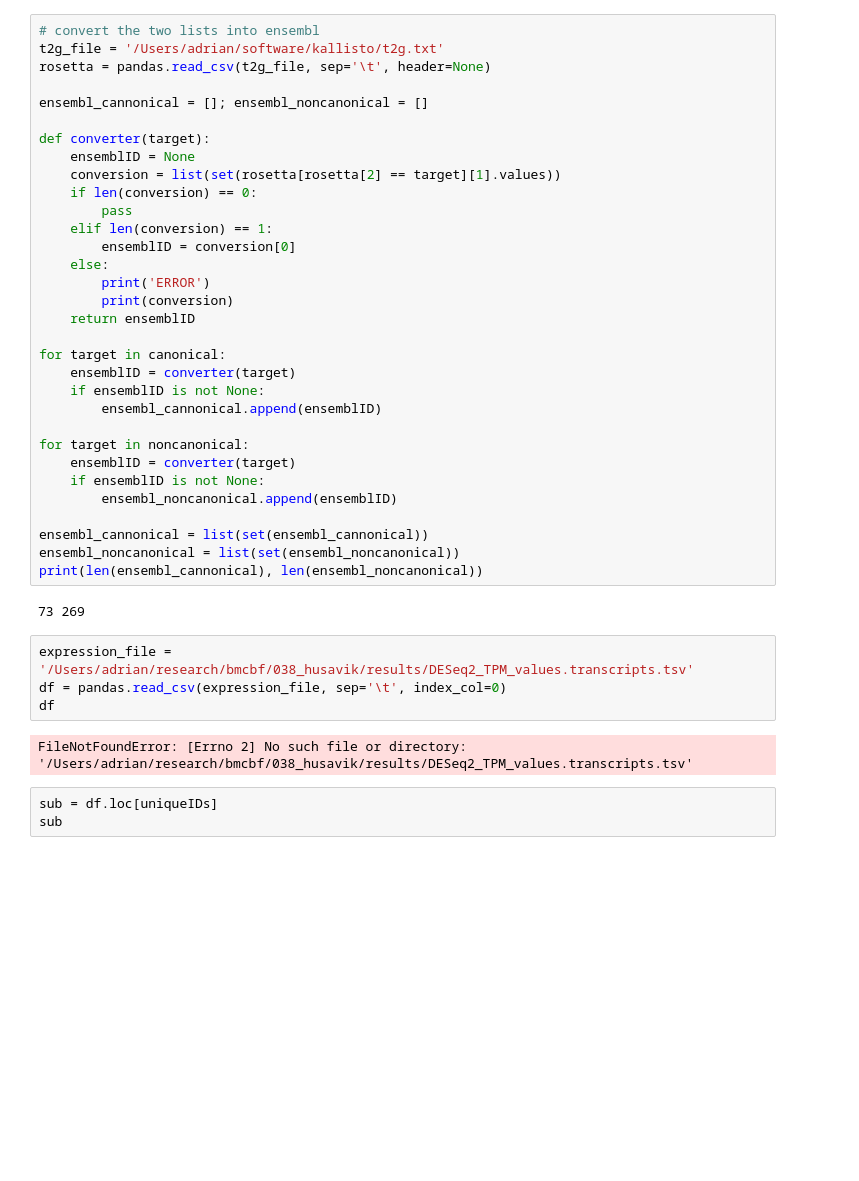
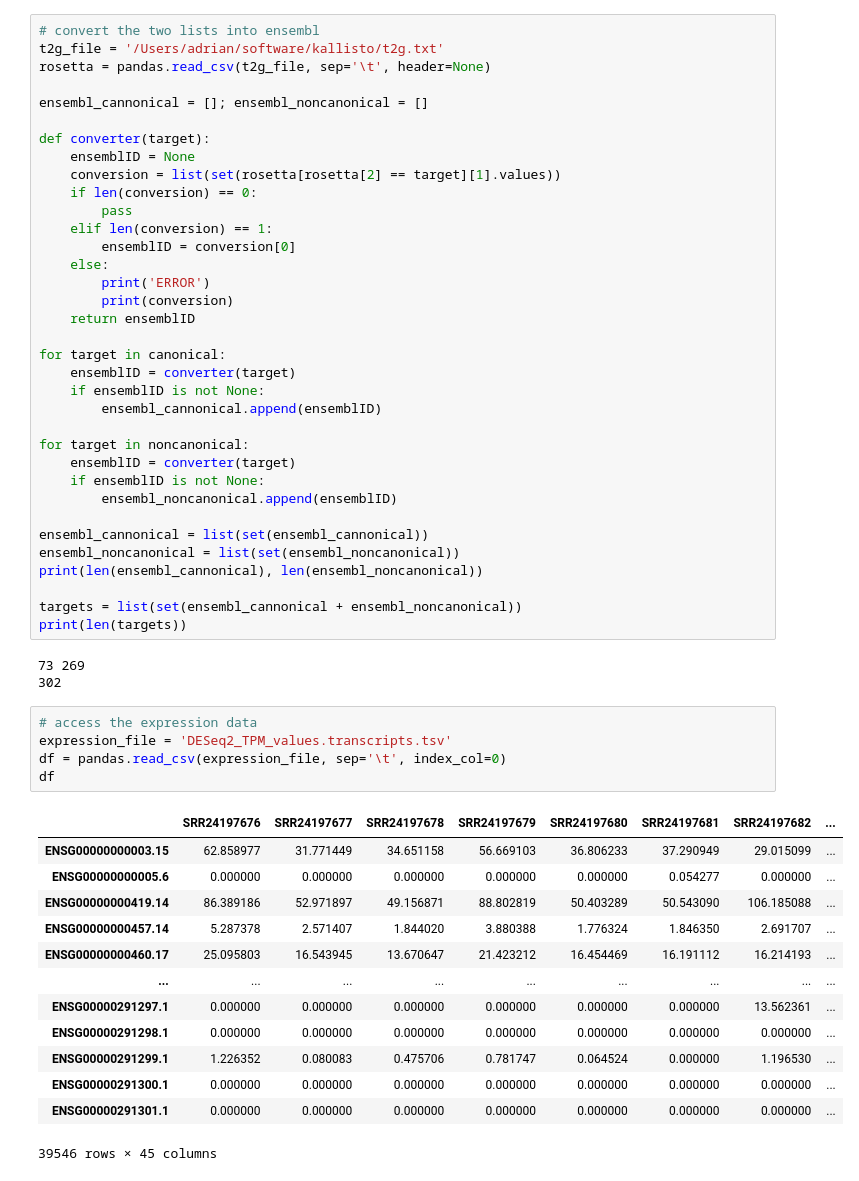
Before and after one commit to adelomana/BMCBF, a Jupyter notebook: research/038_husavik/003_pattern/heatmap data driven feb26.ipynb, the cells around one changed output. Saved outputs shown, nothing was run; the diff lists cells and outputs as text; blank space fills up the shorter version.

```diff
--- a/research/038_husavik/003_pattern/heatmap data driven feb26.ipynb
+++ b/research/038_husavik/003_pattern/heatmap data driven feb26.ipynb
@@ -89,15 +94,29 @@ for target in noncanonical:
 ensembl_cannonical = list(set(ensembl_cannonical))
 ensembl_noncanonical = list(set(ensembl_noncanonical))
 print(len(ensembl_cannonical), len(ensembl_noncanonical))
+
+targets = list(set(ensembl_cannonical + ensembl_noncanonical))
+print(len(targets))
 # %% [output]
 73 269
+302
 # %%
-expression_file = '/Users/adrian/research/bmcbf/038_husavik/results/DESeq2_TPM_values.transcripts.tsv'
+# access the expression data
+expression_file = 'DESeq2_TPM_values.transcripts.tsv'
 df = pandas.read_csv(expression_file, sep='\t', index_col=0)
 df
 # %% [output]
+|  | SRR24197676 | SRR24197677 | SRR24197678 | SRR24197679 | SRR24197680 | SRR24197681 | SRR24197682 | ... |
+| ENSG00000000003.15 | 62.858977 | 31.771449 | 34.651158 | 56.669103 | 36.806233 | 37.290949 | 29.015099 | ... |
+| ENSG00000000005.6 | 0.000000 | 0.000000 | 0.000000 | 0.000000 | 0.000000 | 0.054277 | 0.000000 | ... |
+| ENSG00000000419.14 | 86.389186 | 52.971897 | 49.156871 | 88.802819 | 50.403289 | 50.543090 | 106.185088 | ... |
+| ENSG00000000457.14 | 5.287378 | 2.571407 | 1.844020 | 3.880388 | 1.776324 | 1.846350 | 2.691707 | ... |
+| ENSG00000000460.17 | 25.095803 | 16.543945 | 13.670647 | 21.423212 | 16.454469 | 16.191112 | 16.214193 | ... |
+| ... | ... | ... | ... | ... | ... | ... | ... | ... |
+| ENSG00000291297.1 | 0.000000 | 0.000000 | 0.000000 | 0.000000 | 0.000000 | 0.000000 | 13.562361 | ... |
+| ENSG00000291298.1 | 0.000000 | 0.000000 | 0.000000 | 0.000000 | 0.000000 | 0.000000 | 0.000000 | ... |
+| ENSG00000291299.1 | 1.226352 | 0.080083 | 0.475706 | 0.781747 | 0.064524 | 0.000000 | 1.196530 | ... |
+| ENSG00000291300.1 | 0.000000 | 0.000000 | 0.000000 | 0.000000 | 0.000000 | 0.000000 | 0.000000 | ... |
+| ENSG00000291301.1 | 0.000000 | 0.000000 | 0.000000 | 0.000000 | 0.000000 | 0.000000 | 0.000000 | ... |
-FileNotFoundError: [Errno 2] No such file or directory: '/Users/adrian/research/bmcbf/038_husavik/results/DESeq2_TPM_values.transcripts.tsv'
+39546 rows × 45 columns
-# %%
-sub = df.loc[uniqueIDs]
-sub
 # %%
```
Also changed, not shown: parts of 12 cells of this notebook, 1 other file.
